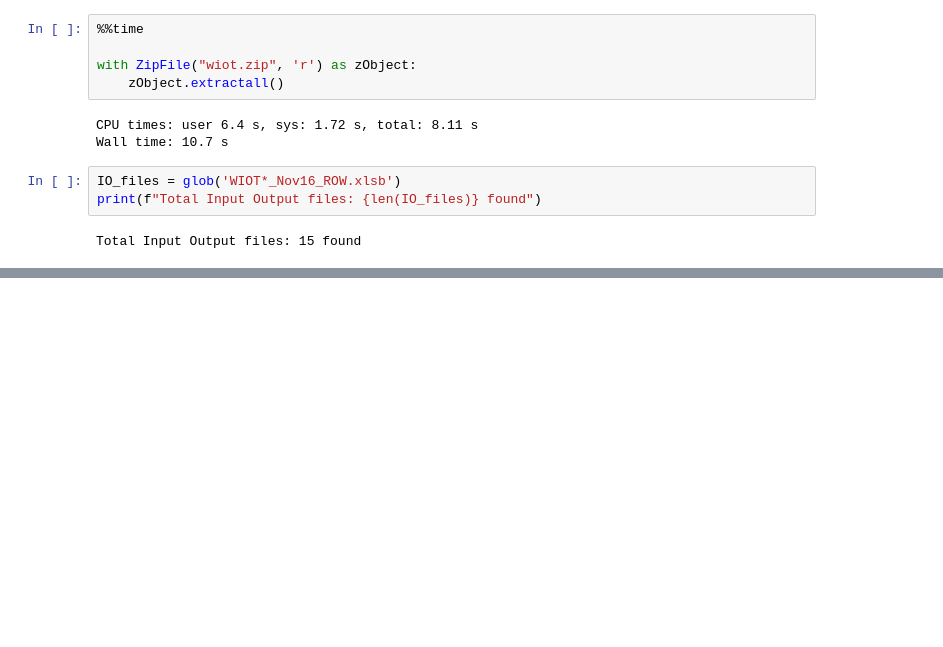
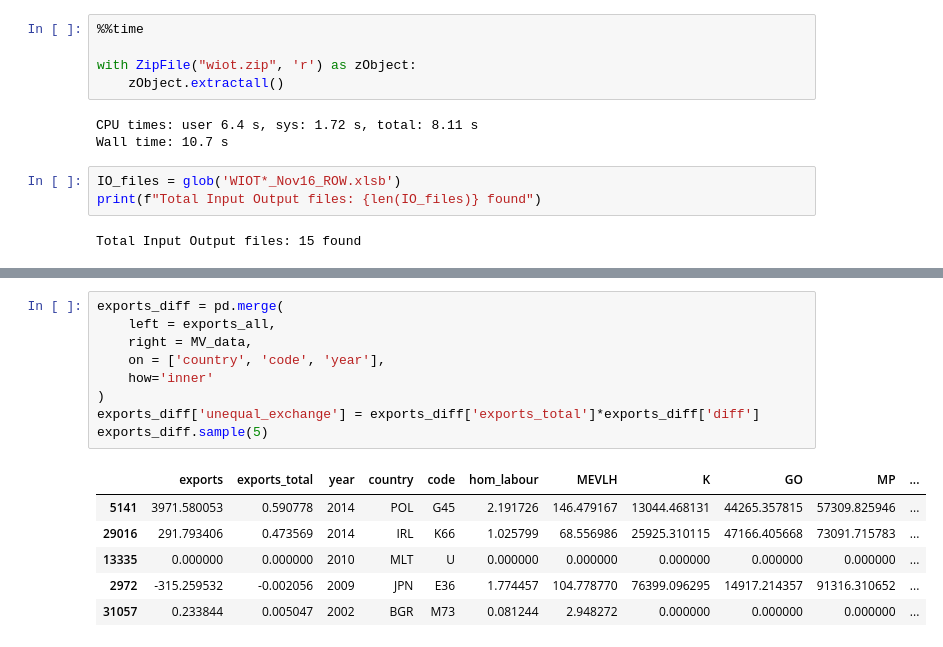
Before and after one commit to kavyajeetbora/ETL_wages, a Jupyter notebook: WIOD.ipynb, the cells around one changed output, grey strips where cells are left out. Saved outputs shown, nothing was run; the diff lists cells and outputs as text; blank space fills up the shorter version.

```diff
--- a/WIOD.ipynb
+++ b/WIOD.ipynb
@@ -734,0 +785,16 @@ TODO
+# %%
+exports_diff = pd.merge(
+    left = exports_all,
+    right = MV_data,
+    on = ['country', 'code', 'year'],
+    how='inner'
+)
+exports_diff['unequal_exchange'] = exports_diff['exports_total']*exports_diff['diff']
+exports_diff.sample(5)
+# %% [output]
+|  | exports | exports_total | year | country | code | hom_labour | MEVLH | K | GO | MP | ... |
+| 5141 | 3971.580053 | 0.590778 | 2014 | POL | G45 | 2.191726 | 146.479167 | 13044.468131 | 44265.357815 | 57309.825946 | ... |
+| 29016 | 291.793406 | 0.473569 | 2014 | IRL | K66 | 1.025799 | 68.556986 | 25925.310115 | 47166.405668 | 73091.715783 | ... |
+| 13335 | 0.000000 | 0.000000 | 2010 | MLT | U | 0.000000 | 0.000000 | 0.000000 | 0.000000 | 0.000000 | ... |
+| 2972 | -315.259532 | -0.002056 | 2009 | JPN | E36 | 1.774457 | 104.778770 | 76399.096295 | 14917.214357 | 91316.310652 | ... |
+| 31057 | 0.233844 | 0.005047 | 2002 | BGR | M73 | 0.081244 | 2.948272 | 0.000000 | 0.000000 | 0.000000 | ... |
```
Also changed, not shown: parts of 11 cells of this notebook.
